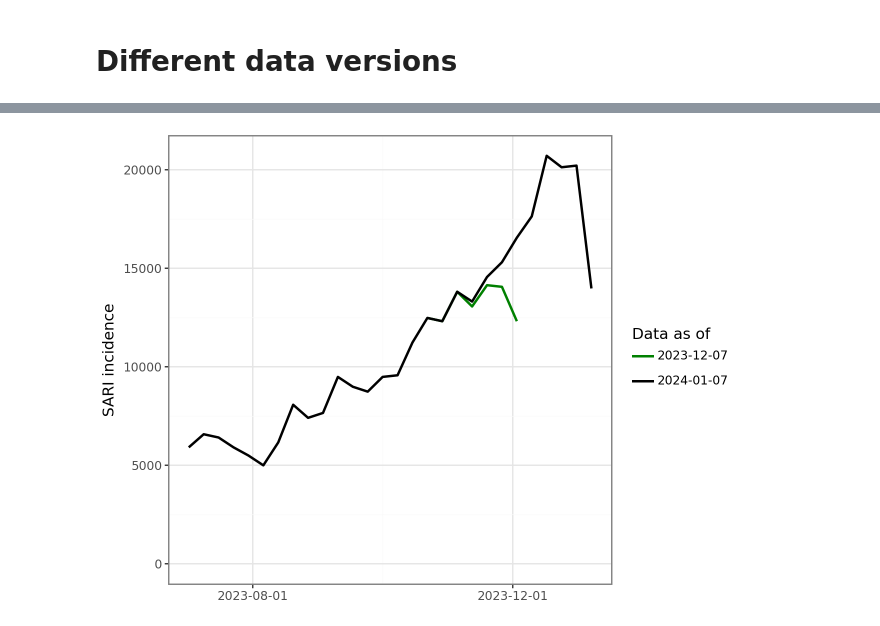
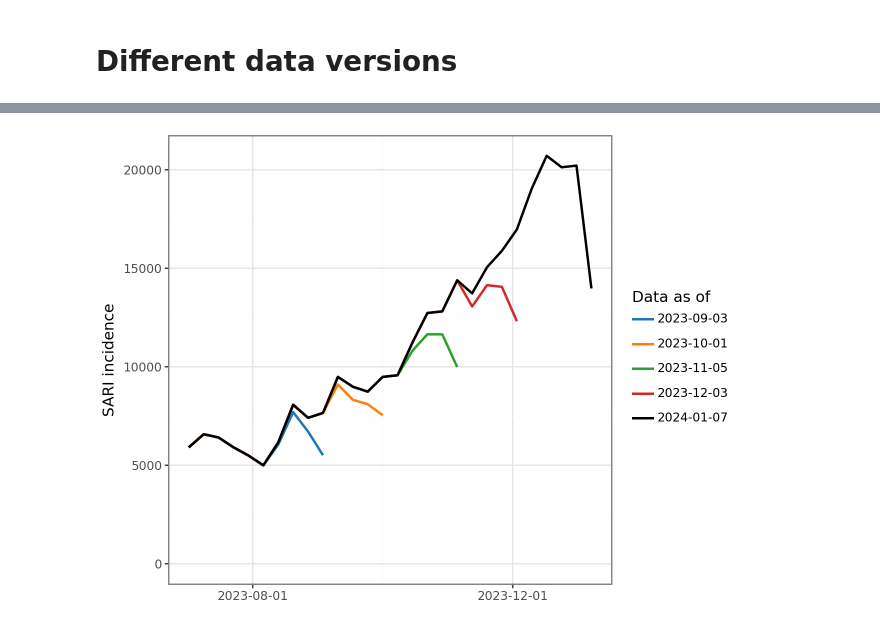
Before and after one commit to dwolffram/SARI-ML, a Jupyter notebook: plotting/plot_sari.ipynb, the cells around one changed output, grey strips where cells are left out. Drawn from its saved outputs; the diff is of its cells as text; code cells hidden in the pictures.

Commit message:
upadted several evaluation and plotting steps

```diff
--- a/plotting/plot_sari.ipynb
+++ b/plotting/plot_sari.ipynb
@@ -160,0 +119,16 @@ df = pd.concat([df1, df2])
+# %%
+dates = ['2023-09-03', '2023-10-01', '2023-11-05', '2023-12-03', '2024-01-07']
+# %%
+def load_data_version(as_of):
+    target_sari = load_target_series('sari', as_of, age_group='00+')
+    latest_sari = load_latest_series('sari')
+
+    return concatenate([latest_sari['icosari-sari-DE'].drop_after(target_sari[-4:].start_time()), target_sari[-4:]])
+# %%
+dfs = []
+for date in dates:
+    print(date)
+    df_temp = load_data_version(date)
+    df_temp = df_temp['icosari-sari-DE'][pd.Timestamp('2023-07-01'):].pd_dataframe().reset_index()
+    df_temp['data_version'] = date
+    dfs.append(df_temp)
@@ -161,33 +146,38 @@ df = pd.concat([df1, df2])
+# %%
+df = pd.concat(dfs)
 # %%
 plot = (
     ggplot() +
     geom_line(df, aes(x='date', y='icosari-sari-DE', color='data_version'), size=1) +
 
     # Customize labels and scales
     labs(
         x="",
         y="SARI incidence",
         color="Data as of"
     ) +
     scale_x_date( # date_breaks='4 month', minor_breaks='1 month'
      breaks=[pd.Timestamp('2023-08-01'), pd.Timestamp('2023-12-01')]
     ) +
     scale_y_continuous(limits=(0, None)) +
 
     # Define colors for each period in the legend
     scale_color_manual(values={
-        date1: "green",
-        date2: "black",
-    }, limits=[date1, date2]) + # To order the legend
+        '2023-09-03': '#1f77b4',  # Blue
+        '2023-10-01': '#ff7f0e',  # Orange
+        '2023-11-05': '#2ca02c',  # Green
+        '2023-12-03': '#d62728',  # Red
+        '2024-01-07': '#000000',  # Black
+    }, limits=dates) + # To order the legend
 
     # Customize theme
     theme_bw() +
     theme(legend_position="right",
           legend_key=element_blank())
 )
 
 plot
 # %% [output]
-[figure, old version]
+[figure, new version]
 # %%
 plot.save("../figures/revision.pdf", width = 90, height = 90, units="mm", dpi=600)
```
Also changed, not shown: parts of 16 cells of this notebook, 4 other files.
